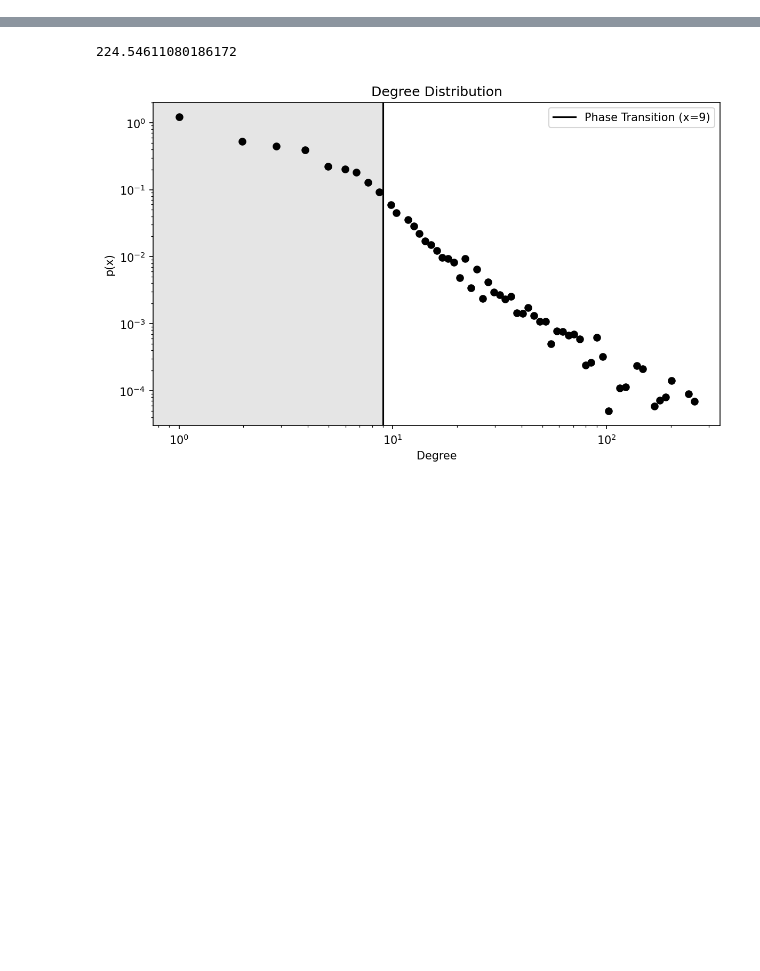
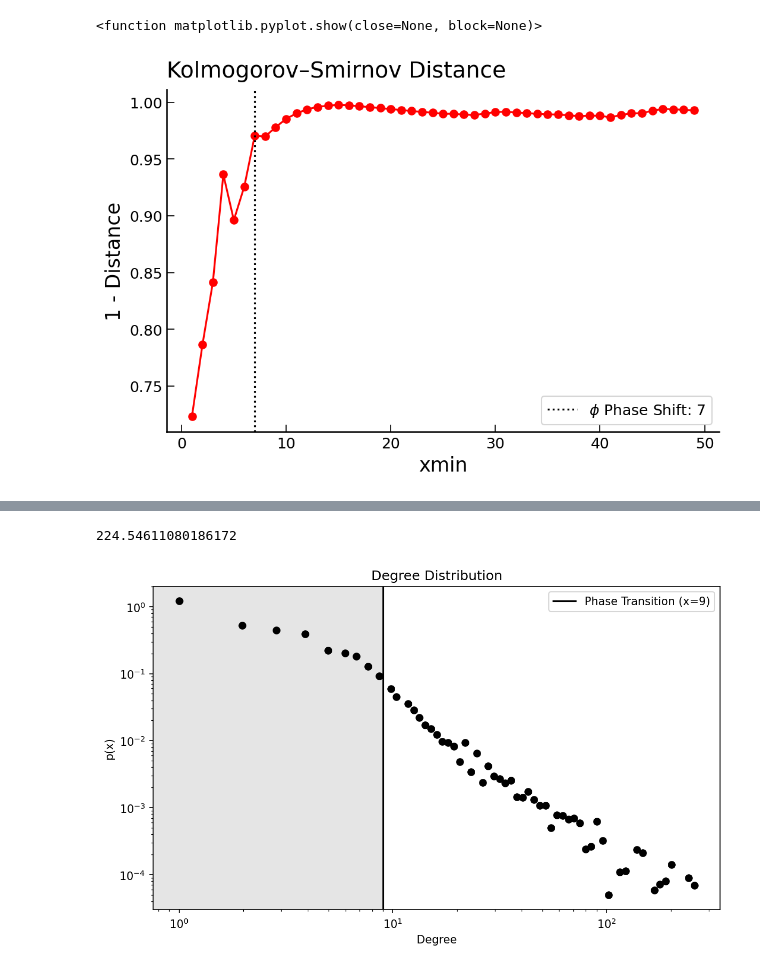
Before and after one commit to LassePSH/DualGraphDirCon, a Jupyter notebook: degree_fit.ipynb, the cells around one changed output, grey strips where cells are left out. Saved outputs shown, nothing was run; the diff lists cells and outputs as text; code cells hidden in the pictures; blank space fills up the shorter version.

```diff
--- a/degree_fit.ipynb
+++ b/degree_fit.ipynb
@@ -103,3 +207,30 @@ ks_dist, xmins = compute_ks(degree, range(1,50))
+# %%
+fig, ax2 = plt.subplots(nrows=1,ncols=1,dpi=150,figsize=(8,5))
+
+shift=7
+
+ax2.scatter(xmins,1-ks_dist,color='red')
+ax2.plot(xmins,1-ks_dist,color='red')
+ax2.axvline(shift,color='k',linestyle='dotted',label='$\phi$ Phase Shift: '+str(shift))
+ax2.set_xlabel('xmin')
+ax2.set_ylabel('1 - Distance')
+ax2.legend()
+ax2.set_title('Kolmogorov–Smirnov Distance',loc='left')
+
+
+# Hide top/right spines (Nature style)
+ax2.spines['right'].set_visible(False)
+ax2.spines['top'].set_visible(False)
+
+# Only bottom/left axes
+ax2.xaxis.set_ticks_position('bottom')
+ax2.yaxis.set_ticks_position('left')
+
+
+plt.show
+# %% [output]
+<function matplotlib.pyplot.show(close=None, block=None)>
+[figure, added]
 # %%
 fig, ax2 = plt.subplots(nrows=1,ncols=1,dpi=150,figsize=(8,5))
 
```
Also changed, not shown: parts of 9 cells of this notebook, 1 other file.
